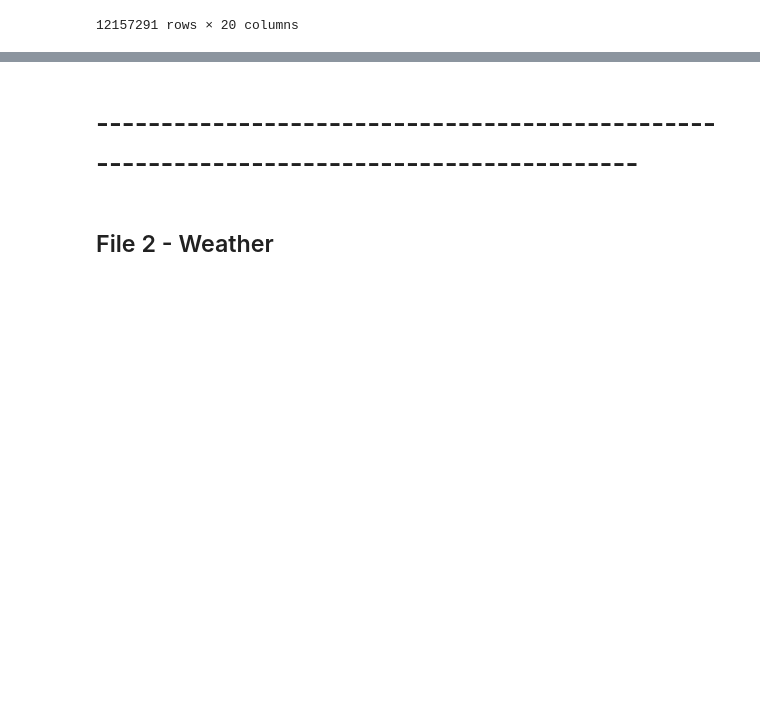
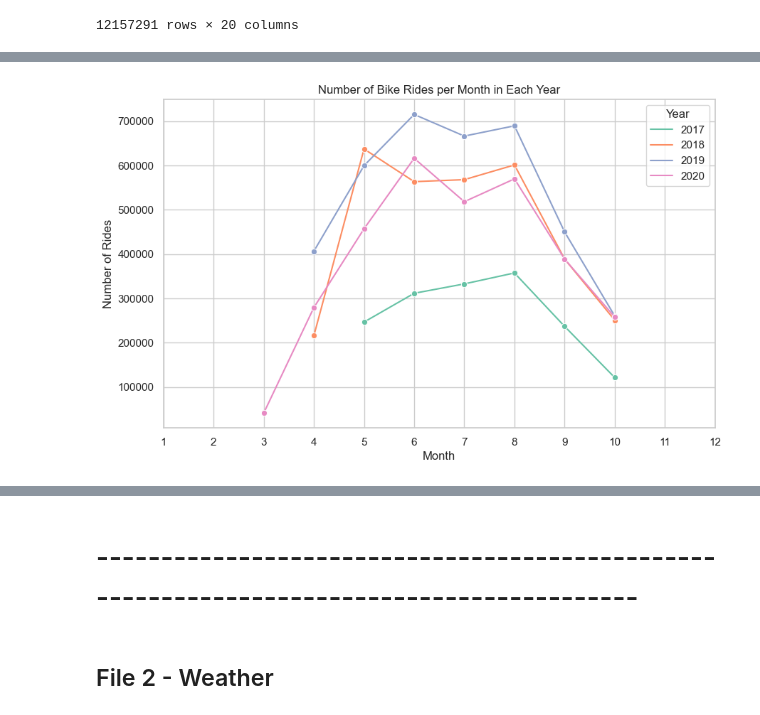
Before and after one commit to HeloisaBal/Mid-Bootcamp-Project-Helsinki, a Jupyter notebook: MBP.ipynb, the cells around one changed output, grey strips where cells are left out. Drawn from its saved outputs; the diff is of its cells as text; code cells hidden in the pictures; blank space fills up the shorter version.

```diff
--- a/MBP.ipynb
+++ b/MBP.ipynb
@@ -385,0 +499,20 @@ See the caveats in the documentation: https://pandas.pydata.org/pandas-docs/stab
+# %%
+
+ride_counts = df.groupby(['year', 'month']).size().reset_index(name='ride_count')
+
+# Set up the plot
+sns.set(style="whitegrid")
+plt.figure(figsize=(10, 6))
+
+# Create the line plot
+sns.lineplot(data=ride_counts, x='month', y='ride_count', hue='year', hue_order=[2017, 2018, 2019, 2020], palette='Set2', marker='o')
+
+plt.title('Number of Bike Rides per Month in Each Year')
+plt.xlabel('Month')
+plt.ylabel('Number of Rides')
+plt.xticks(range(1, 13), [str(month) for month in range(1, 13)])  # Set x-axis ticks as month numbers
+plt.legend(title='Year')
+
+plt.show()
+# %% [output]
+[figure, added]
```
Also changed, not shown: parts of 75 cells of this notebook.
